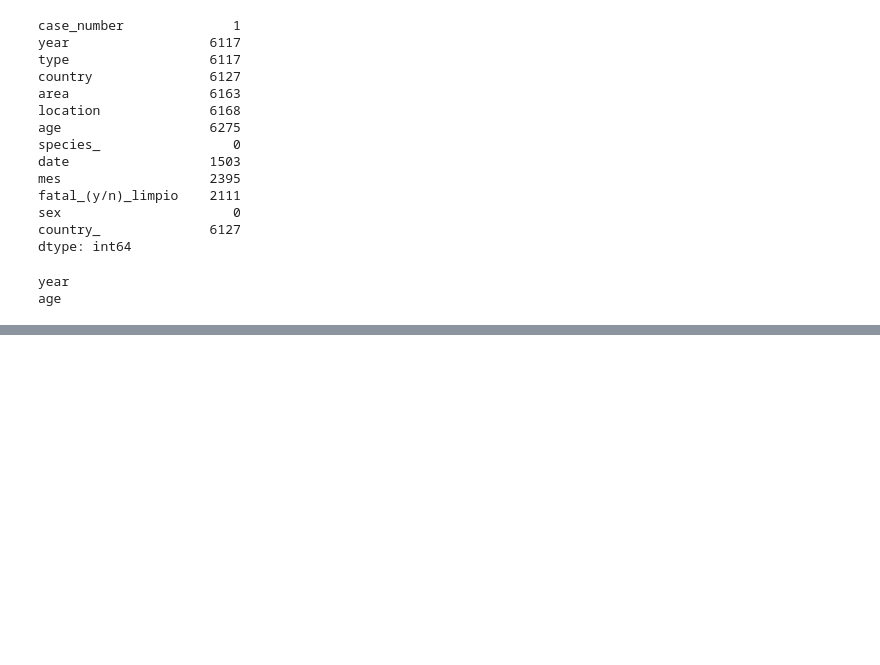
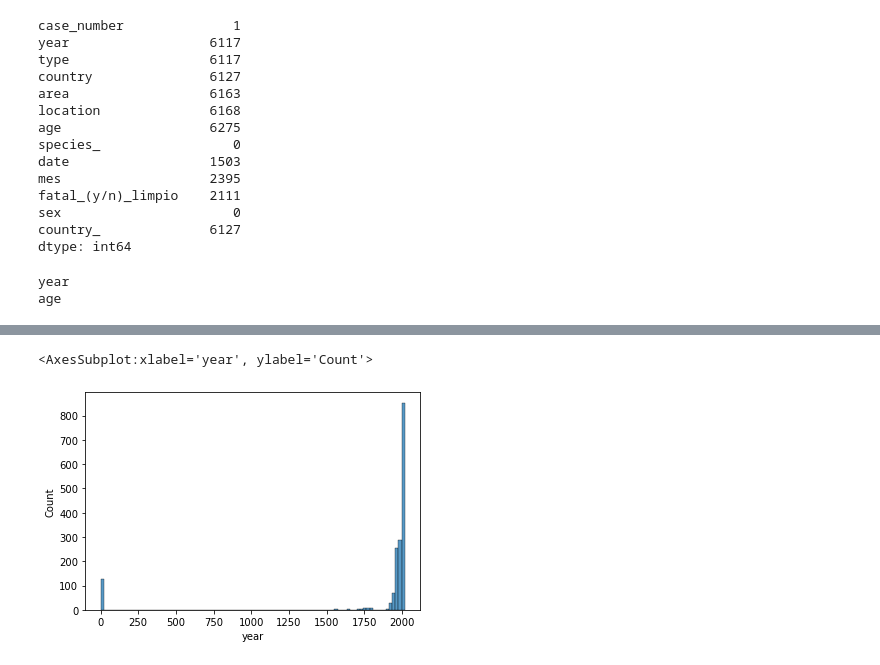
Before and after one commit to Adalab/DA_PromoC_modulo2_sprint2_Mari_y_Mina, a Jupyter notebook: Limpieza/pair_limpieza_3.ipynb, the cells around one changed output, grey strips where cells are left out. Drawn from its saved outputs; the diff is of its cells as text; code cells hidden in the pictures; blank space fills up the shorter version.

```diff
--- a/Limpieza/pair_limpieza_3.ipynb
+++ b/Limpieza/pair_limpieza_3.ipynb
@@ -126,2 +131,9 @@ age
 # %%
 # Reemplaza los outliers por el estadístico más correcto.
+# %%
+# Sacamos la gráficas para ver la distribución de los datos:
+
+sns.histplot(x="year", data=df_numericas, bins=95)
+# %% [output]
+<AxesSubplot:xlabel='year', ylabel='Count'>
+[figure, added]
```
Also changed, not shown: parts of 10 cells of this notebook.
